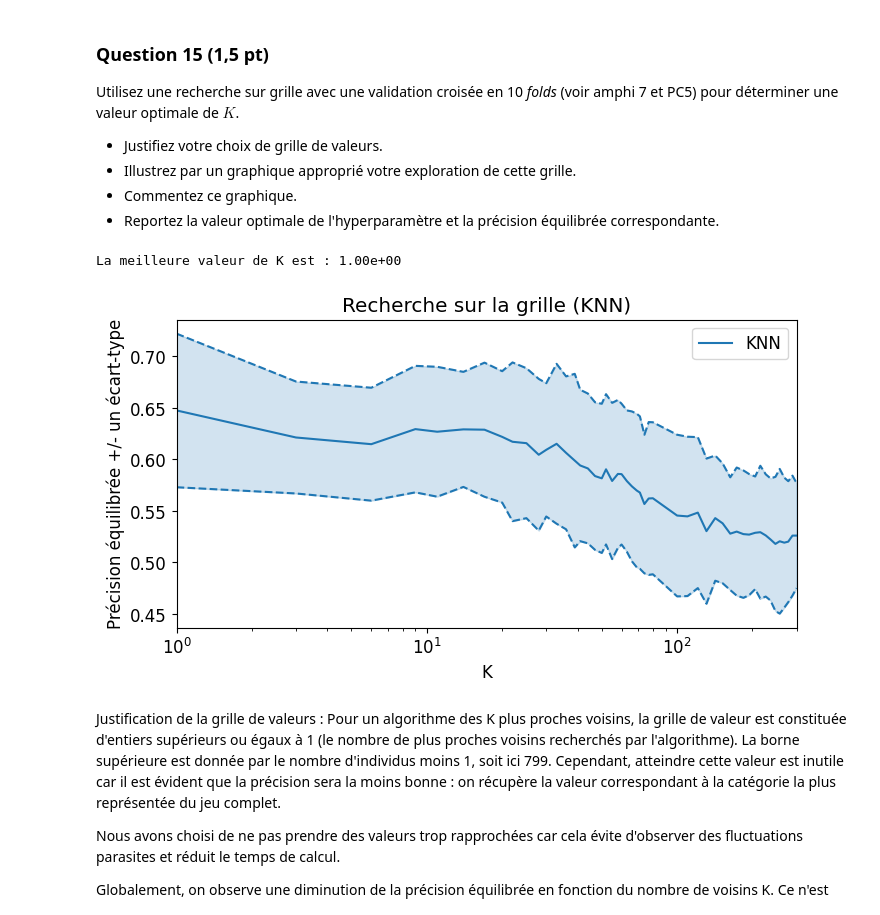
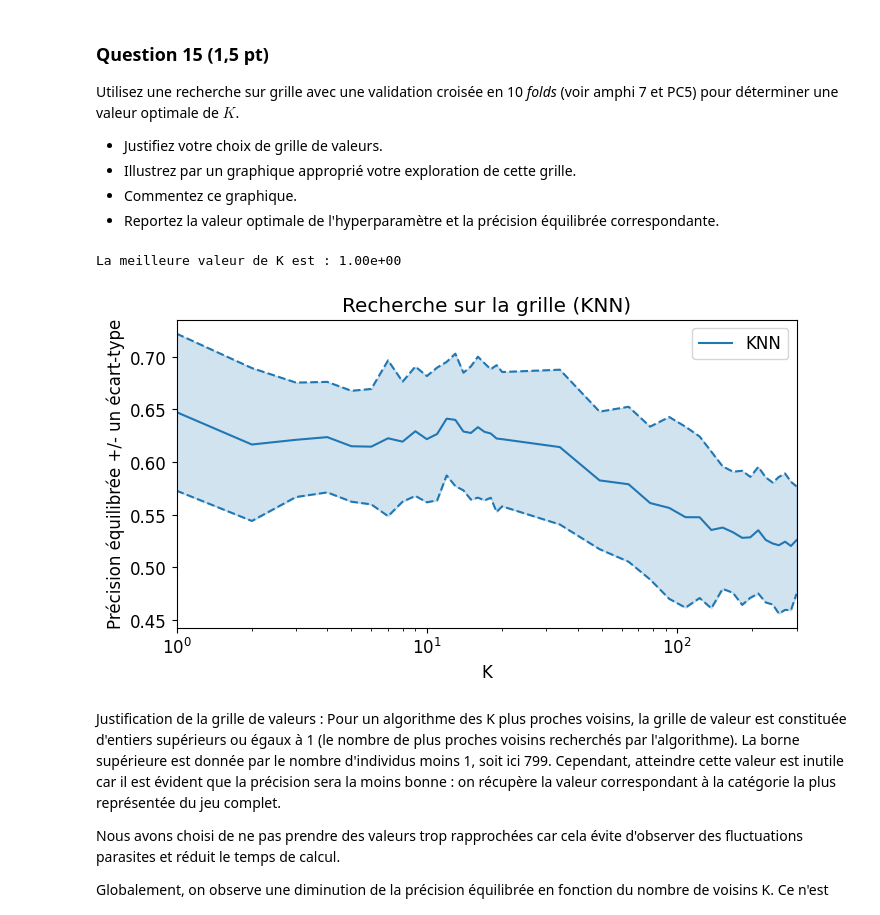
Before and after one commit to maximebailly/sdd_2025, a Jupyter notebook: projet/Projet.ipynb, the cells around one changed output. Drawn from its saved outputs; the diff is of its cells as text; code cells hidden in the pictures.

```diff
--- a/projet/Projet.ipynb
+++ b/projet/Projet.ipynb
@@ -308,7 +308,7 @@ kf = model_selection.KFold(n_splits=10, shuffle=True, random_state=43)
 
 
 # Définir la grille de valeurs pour K
-K_s = np.concatenate([np.linspace(1, 80, 30, dtype='int'), np.linspace(100,300,20, dtype='int')])
+K_s = np.concatenate([np.linspace(1, 20, 30, dtype='int'), np.linspace(20,300,20, dtype='int')])
 
 # Définir le modèle à évaluer (K plus proches voisins)
 k_nneighb = sklearn.neighbors.KNeighborsClassifier()
@@ -326,34 +326,34 @@ plt.figure(figsize=(8, 4))
 
 balanced_accuracy_score = grid.cv_results_['mean_test_score']
 std_error = grid.cv_results_['std_test_score']
 
 
 # afficher les RMSE avec une échelle logarithmique pour les abscisses :
 plt.semilogx(grid.cv_results_['param_n_neighbors'], balanced_accuracy_score,
              label="KNN", color='tab:blue')
 plt.semilogx(grid.cv_results_['param_n_neighbors'], balanced_accuracy_score + std_error,
              color='tab:blue', linestyle='dashed')
 plt.semilogx(grid.cv_results_['param_n_neighbors'], balanced_accuracy_score - std_error,
              color='tab:blue', linestyle='dashed')
 
 # colorer l'espace entre les courbes représentant les écarts-types
 plt.fill_between(K_s, (balanced_accuracy_score + std_error), (balanced_accuracy_score - std_error),
                  color='tab:blue',
                  alpha=0.2, # contrôle la transparence
                 )
 
 
 # Mise en forme
 plt.xlabel("K")
 plt.ylabel("Précision équilibrée +/- un écart-type")
 plt.xlim([K_s[0], K_s[-1]])
 plt.title("Recherche sur la grille (KNN)")
 plt.legend(loc='best')
 
 print(f"La meilleure valeur de K est : {grid.best_params_['n_neighbors']:.2e}")
 # %% [output]
 La meilleure valeur de K est : 1.00e+00
-[figure, old version]
+[figure, new version]
 # %% [markdown]
 Justification de la grille de valeurs :
 Pour un algorithme des K plus proches voisins, la grille de valeur est constituée d'entiers supérieurs ou égaux à 1 (le nombre de plus proches voisins recherchés par l'algorithme). La borne supérieure est donnée par le nombre d'individus moins 1, soit ici 799. Cependant, atteindre cette valeur est inutile car il est évident que la précision sera la moins bonne : on récupère la valeur correspondant à la catégorie la plus représentée du jeu complet.
```
Also changed, not shown: parts of 4 cells of this notebook.
